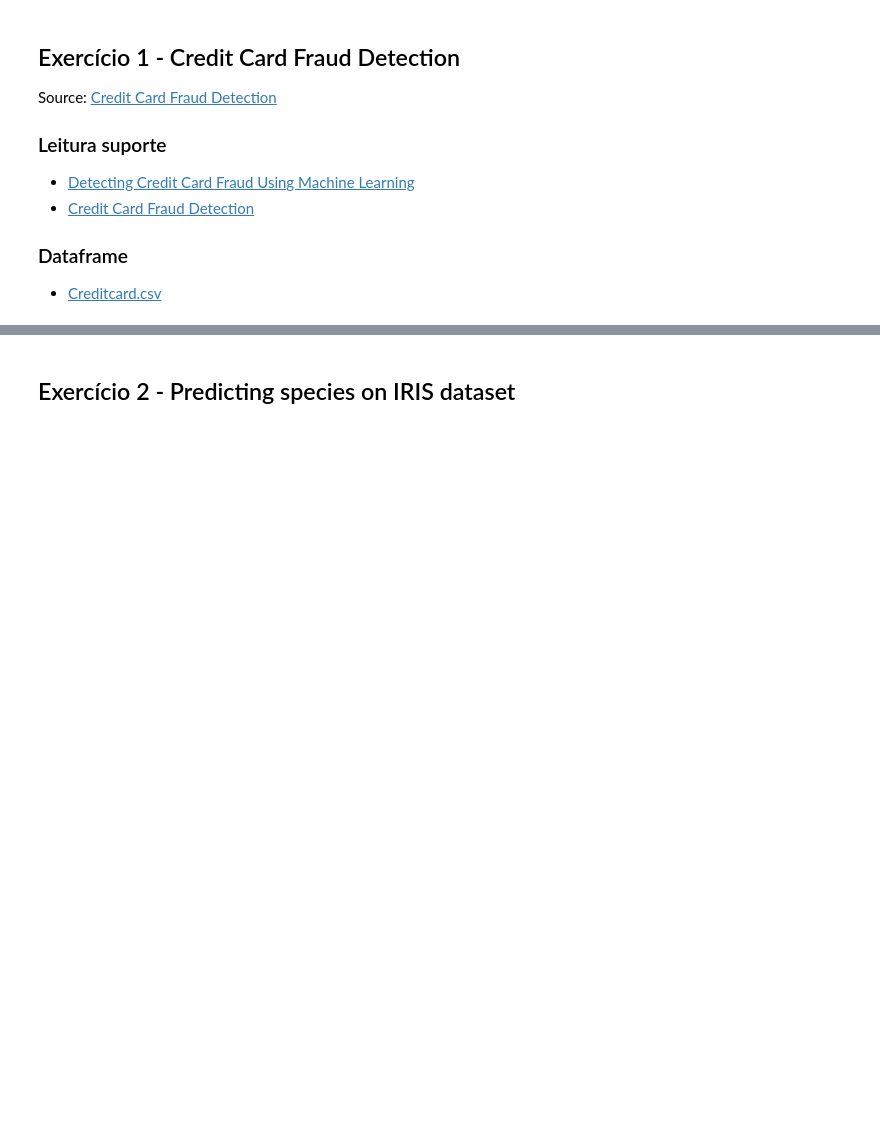
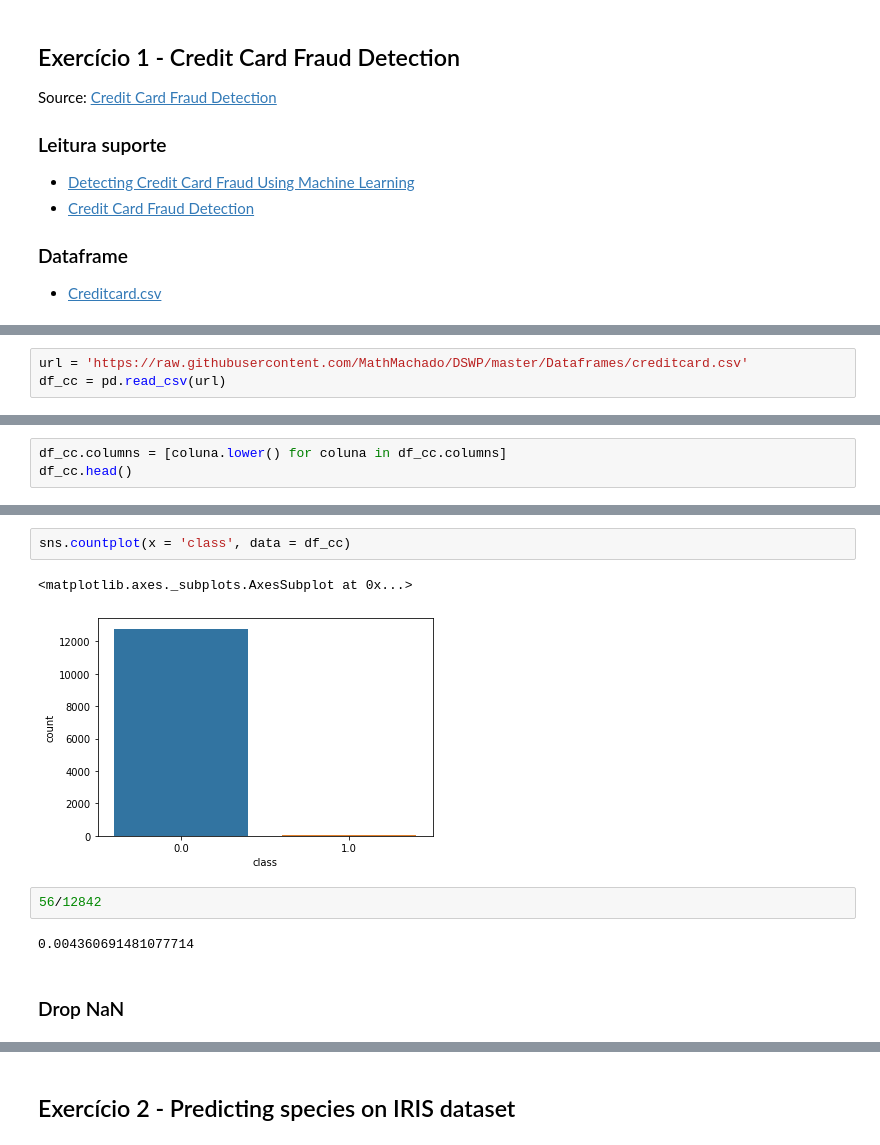
Before and after one commit to MathMachado/DSWP, a Jupyter notebook: Notebooks/NB15_00__Machine_Learning___DSWP_RNL.ipynb, the cells around one changed output, grey strips where cells are left out. Cells and saved outputs as stored; diff of their text form; blank space fills up the shorter version.

```diff
--- a/Notebooks/NB15_00__Machine_Learning___DSWP_RNL.ipynb
+++ b/Notebooks/NB15_00__Machine_Learning___DSWP_RNL.ipynb
@@ -1739,0 +1760,3 @@ Source: [Credit Card Fraud Detection](https://www.kaggle.com/mlg-ulb/creditcardf
+# %%
+url = 'https://raw.githubusercontent.com/MathMachado/DSWP/master/Dataframes/creditcard.csv'
+df_cc = pd.read_csv(url)
@@ -1739,0 +1787,3 @@ Source: [Credit Card Fraud Detection](https://www.kaggle.com/mlg-ulb/creditcardf
+# %%
+df_cc.columns = [coluna.lower() for coluna in df_cc.columns]
+df_cc.head()
@@ -1739,0 +1815,11 @@ Source: [Credit Card Fraud Detection](https://www.kaggle.com/mlg-ulb/creditcardf
+# %%
+sns.countplot(x = 'class', data = df_cc)
+# %% [output]
+<matplotlib.axes._subplots.AxesSubplot at 0x...>
+[figure, added]
+# %%
+56/12842
+# %% [output]
+0.004360691481077714
+# %% [markdown]
+### Drop NaN
```
Also changed, not shown: parts of 53 cells of this notebook.
